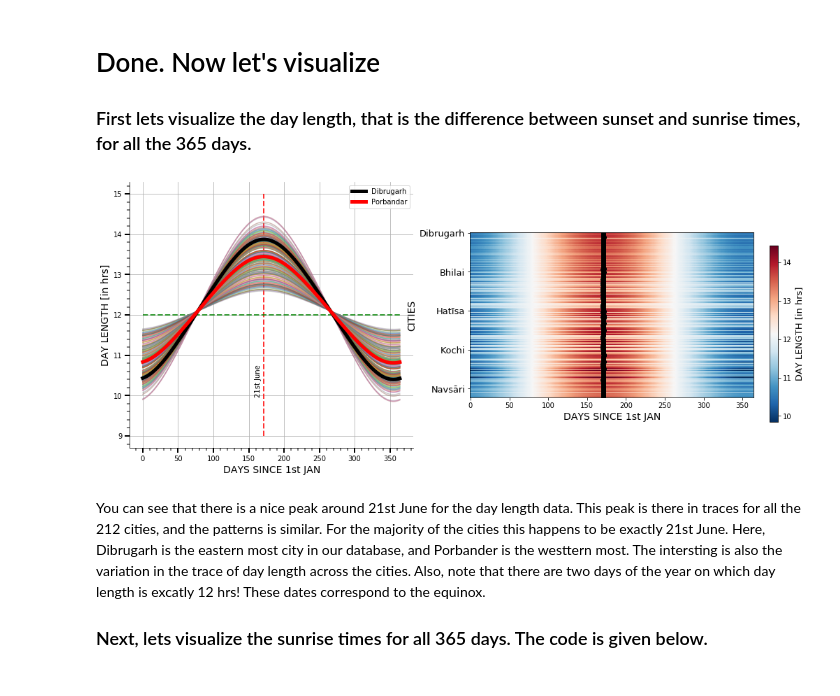
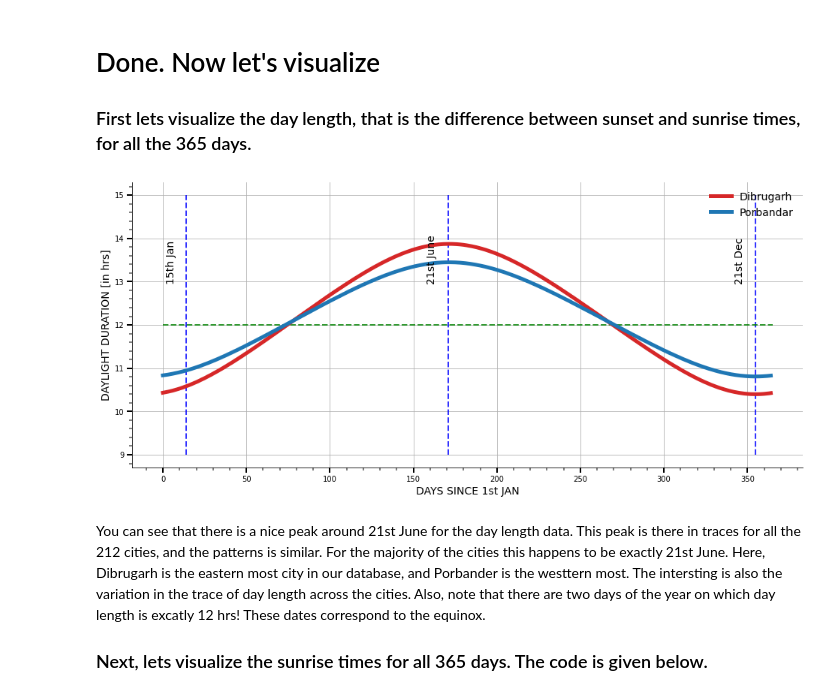
Before and after one commit to neerajww/myblog, a Jupyter notebook: _notebooks/2020-06-22-summer_solstice.ipynb, the cells around one changed output. Cells and saved outputs as stored; diff of their text form; code cells hidden in the pictures.

```diff
--- a/_notebooks/2020-06-22-summer_solstice.ipynb
+++ b/_notebooks/2020-06-22-summer_solstice.ipynb
@@ -76,7 +76,6 @@ data['sunset'] = []
 data['noon'] = []
 
 for cnt in range(len(df)):
-    data_sunset.append([])
     data['sunrise'].append([])
     data['sunset'].append([])
     data['noon'].append([])
@@ -132,45 +131,52 @@ sun_length_in_secs  = np.array(sun_length_in_secs)
 # %%
 # plot daylength
 day_max = np.argmax(sun_length_in_secs,axis=1)+1
 # date_max = []
 # for i in range(len(day_max)):
 #     date_max.append(datetime.datetime(2019, 1, 1) + datetime.timedelta(day_max[i] - 1))
 
-fig, ax = plt.subplots(1,2,figsize=(16,7))
-ax[0].plot([171,171],[9,15],'--',color='red',linewidth=2,alpha=0.8)
+fig = plt.subplots(figsize=(16,7))
+ax = []
+ax.append(plt.subplot(1,1,1))
+ax[0].plot([14,14],[9,15],'--',color='blue',linewidth=2,alpha=0.8)
+ax[0].plot([171,171],[9,15],'--',color='blue',linewidth=2,alpha=0.8)
+ax[0].plot([355,355],[9,15],'--',color='blue',linewidth=2,alpha=0.8)
 ax[0].plot([0,365],[12,12],'--',color='green',linewidth=2,alpha=.8)
-ax[0].plot(sun_length_in_secs.T/60/60,alpha=0.4)
-ax[0].plot(sun_length_in_secs[0]/60/60,color='k',linewidth=5,label=df['city'][0])
-ax[0].plot(sun_length_in_secs[-1]/60/60,color='r',linewidth=5,label=df['city'][len(df)-1])
-ax[0].text(158,10,'21st June',rotation=90)
+# ax[0].plot(sun_length_in_secs.T/60/60,alpha=0.4)
+ax[0].plot(sun_length_in_secs[0]/60/60,color='tab:red',linewidth=5,label=df['city'][0])
+ax[0].plot(sun_length_in_secs[-1]/60/60,color='tab:blue',linewidth=5,label=df['city'][len(df)-1])
+ax[0].text(2,13,'15th Jan',rotation=90,fontsize=14)
+ax[0].text(158,13,'21st June',rotation=90,fontsize=14)
+ax[0].text(342,13,'21st Dec',rotation=90,fontsize=14)
 ax[0].set_xlabel("DAYS SINCE 1st JAN",fontsize=14)
-ax[0].set_ylabel("DAY LENGTH [in hrs]",fontsize=14)
+ax[0].set_ylabel("DAYLIGHT DURATION [in hrs]",fontsize=14)
 ax[0].grid(True)
 ax[0].spines['right'].set_visible(False)
 ax[0].spines['top'].set_visible(False)
 ax[0].xaxis.set_minor_locator(AutoMinorLocator())
 ax[0].yaxis.set_minor_locator(AutoMinorLocator())
 ax[0].tick_params(which='both', width=2)
 ax[0].tick_params(which='major', length=7)
 ax[0].tick_params(which='minor', length=4, color='gray')
-ax[0].legend()
-im = ax[1].imshow(sun_length_in_secs/60/60, cmap='RdBu_r')
-ax[1].set_xlabel("DAYS SINCE 1st JAN",fontsize=14)
-ax[1].set_ylabel("CITIES",fontsize=14)
-divider = make_axes_locatable(ax[1])
-colorbar_ax = fig.add_axes([.92, 0.2, 0.01, 0.5])
-cbar = fig.colorbar(im, cax=colorbar_ax)
-cbar.set_label('DAY LENGTH [in hrs]',size=13)
-ax[1].plot(day_max-1,np.arange(0,sun_length_in_secs.shape[0],1),'o-',color='k')
-yticks = [0,50,100,150,200]
-keys = []
-for i in range(len(yticks)):
-    keys.append(df['city'][yticks[i]])
-ax[1].set_yticks(yticks)
-ax[1].set_yticklabels(keys,rotation=0,fontsize=13)
+ax[0].legend(frameon=False, fontsize=14)
+
+# im = ax[1].imshow(sun_length_in_secs/60/60, cmap='RdBu_r')
+# ax[1].set_xlabel("DAYS SINCE 1st JAN",fontsize=14)
+# ax[1].set_ylabel("CITIES",fontsize=14)
+# divider = make_axes_locatable(ax[1])
+# colorbar_ax = fig.add_axes([.92, 0.2, 0.01, 0.5])
+# cbar = fig.colorbar(im, cax=colorbar_ax)
+# cbar.set_label('DAY LENGTH [in hrs]',size=13)
+# ax[1].plot(day_max-1,np.arange(0,sun_length_in_secs.shape[0],1),'o-',color='k')
+# yticks = [0,50,100,150,200]
+# keys = []
+# for i in range(len(yticks)):
+#     keys.append(df['city'][yticks[i]])
+# ax[1].set_yticks(yticks)
+# ax[1].set_yticklabels(keys,rotation=0,fontsize=13)
 plt.show()
 # %% [output]
-[figure, old version]
+[figure, new version]
 # %% [markdown]
 You can see that there is a nice peak around 21st June for the day length data. This peak is there in traces for all the 212 cities, and the patterns is similar. For the majority of the cities this happens to be exactly 21st June. Here, Dibrugarh is the eastern most city in our database, and Porbander is the westtern most. The intersting is also the variation in the trace of day length across the cities. Also, note that there are two days of the year on which day length is excatly 12 hrs! These dates correspond to the equinox.
 
```
Also changed, not shown: parts of 1 cell of this notebook, 11 other files.
